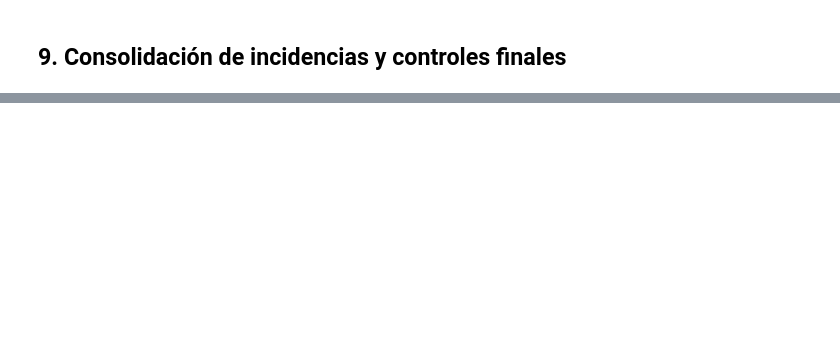
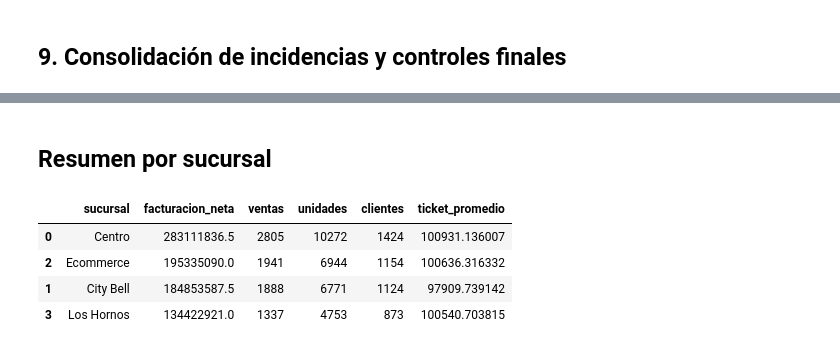
Before and after one commit to GonzaloEBaez/huellitas, a Jupyter notebook: notebooks/01_auditoria_inicial_petshop.ipynb, the cells around one changed output, grey strips where cells are left out. Saved outputs shown, nothing was run; the diff lists cells and outputs as text; code cells hidden in the pictures; blank space fills up the shorter version.

```diff
--- a/notebooks/01_auditoria_inicial_petshop.ipynb
+++ b/notebooks/01_auditoria_inicial_petshop.ipynb
@@ -642,0 +755,2 @@ Con la base validada, el siguiente bloque calculará venta bruta, descuento apli
+# %%
+ventas_analiticas = ventas_enriquecidas.copy()
@@ -642,0 +1047,31 @@ Con la base validada, el siguiente bloque calculará venta bruta, descuento apli
+# %% [markdown]
+## Resumen por sucursal
+# %%
+resumen_sucursal = (
+    ventas_analiticas
+    .groupby("sucursal", as_index=False)
+    .agg(
+        facturacion_neta=("facturacion_neta", "sum"),
+        ventas=("id_venta", "nunique"),
+        unidades=("cantidad", "sum"),
+        clientes=("id_cliente_modelo", "nunique")
+    )
+)
+
+resumen_sucursal["ticket_promedio"] = (
+    resumen_sucursal["facturacion_neta"]
+    / resumen_sucursal["ventas"]
+)
+
+resumen_sucursal = resumen_sucursal.sort_values(
+    "facturacion_neta",
+    ascending=False
+)
+
+display(resumen_sucursal)
+# %% [output]
+|  | sucursal | facturacion_neta | ventas | unidades | clientes | ticket_promedio |
+| 0 | Centro | 283111836.5 | 2805 | 10272 | 1424 | 100931.136007 |
+| 2 | Ecommerce | 195335090.0 | 1941 | 6944 | 1154 | 100636.316332 |
+| 1 | City Bell | 184853587.5 | 1888 | 6771 | 1124 | 97909.739142 |
+| 3 | Los Hornos | 134422921.0 | 1337 | 4753 | 873 | 100540.703815 |
```
Also changed, not shown: parts of 49 cells of this notebook, 8 other files.
